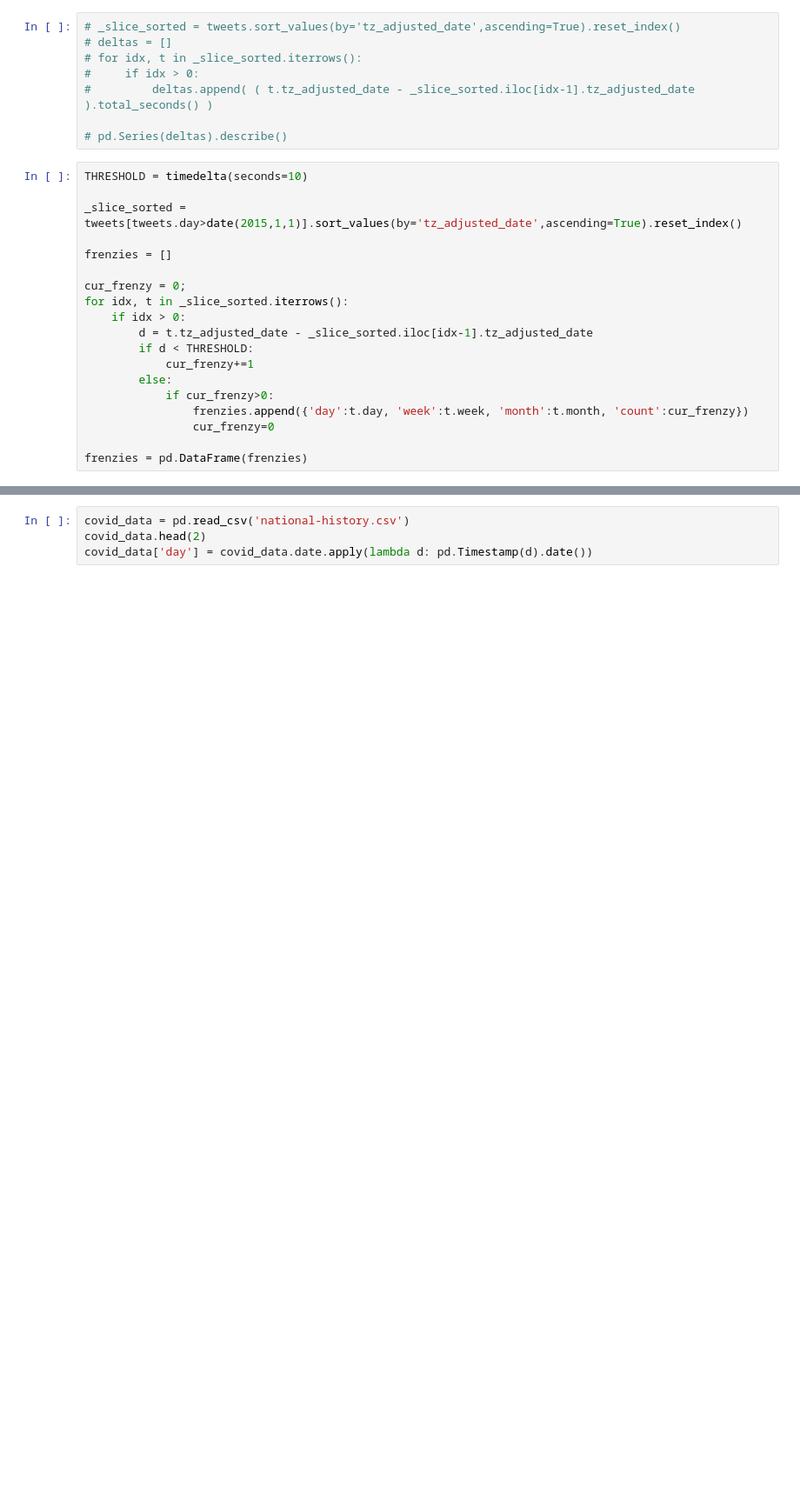
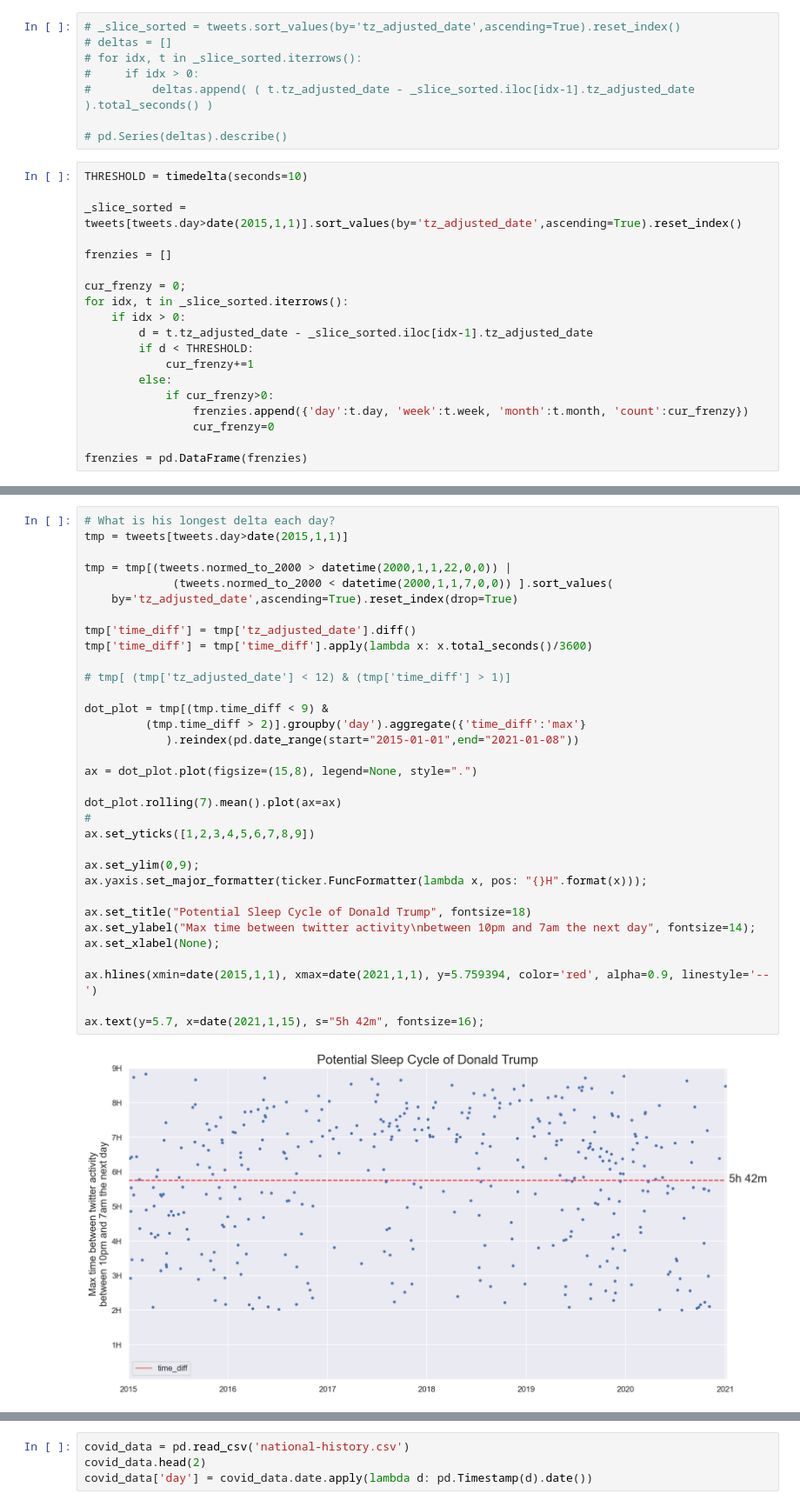
Before and after one commit to Project-EPIC/post-mortem-rdt, a Jupyter notebook: Plotting @realDonaldTrump's Tweets-2020.ipynb, the cells around one changed output, grey strips where cells are left out. Shown at 87% size. Drawn from its saved outputs; the diff is of its cells as text; blank space fills up the shorter version.

```diff
--- a/Plotting @realDonaldTrump's Tweets-2020.ipynb
+++ b/Plotting @realDonaldTrump's Tweets-2020.ipynb
@@ -434,0 +476,35 @@ frenzies = pd.DataFrame(frenzies)
+# %%
+# What is his longest delta each day?
+tmp = tweets[tweets.day>date(2015,1,1)]
+
+tmp = tmp[(tweets.normed_to_2000 > datetime(2000,1,1,22,0,0)) |
+             (tweets.normed_to_2000 < datetime(2000,1,1,7,0,0)) ].sort_values(
+    by='tz_adjusted_date',ascending=True).reset_index(drop=True)
+
+tmp['time_diff'] = tmp['tz_adjusted_date'].diff()
+tmp['time_diff'] = tmp['time_diff'].apply(lambda x: x.total_seconds()/3600)
+
+# tmp[ (tmp['tz_adjusted_date'] < 12) & (tmp['time_diff'] > 1)]
+
+dot_plot = tmp[(tmp.time_diff < 9) &
+         (tmp.time_diff > 2)].groupby('day').aggregate({'time_diff':'max'}
+            ).reindex(pd.date_range(start="2015-01-01",end="2021-01-08"))
+
+ax = dot_plot.plot(figsize=(15,8), legend=None, style=".")
+
+dot_plot.rolling(7).mean().plot(ax=ax)
+#
+ax.set_yticks([1,2,3,4,5,6,7,8,9])
+
+ax.set_ylim(0,9);
+ax.yaxis.set_major_formatter(ticker.FuncFormatter(lambda x, pos: "{}H".format(x)));
+
+ax.set_title("Potential Sleep Cycle of Donald Trump", fontsize=18)
+ax.set_ylabel("Max time between twitter activity\nbetween 10pm and 7am the next day", fontsize=14);
+ax.set_xlabel(None);
+
+ax.hlines(xmin=date(2015,1,1), xmax=date(2021,1,1), y=5.759394, color='red', alpha=0.9, linestyle='--')
+
+ax.text(y=5.7, x=date(2021,1,15), s="5h 42m", fontsize=16);
+# %% [output]
+[figure, added]
```
Also changed, not shown: parts of 9 cells of this notebook.
